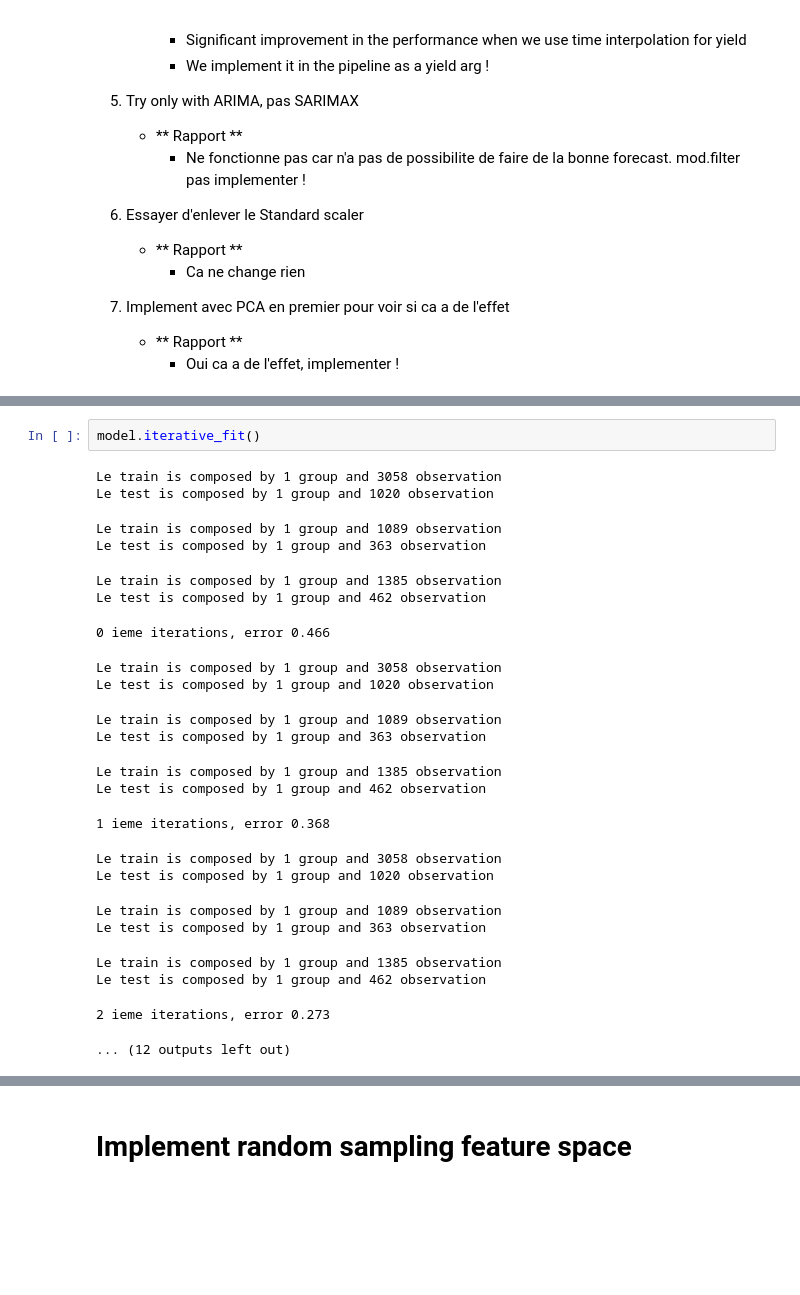
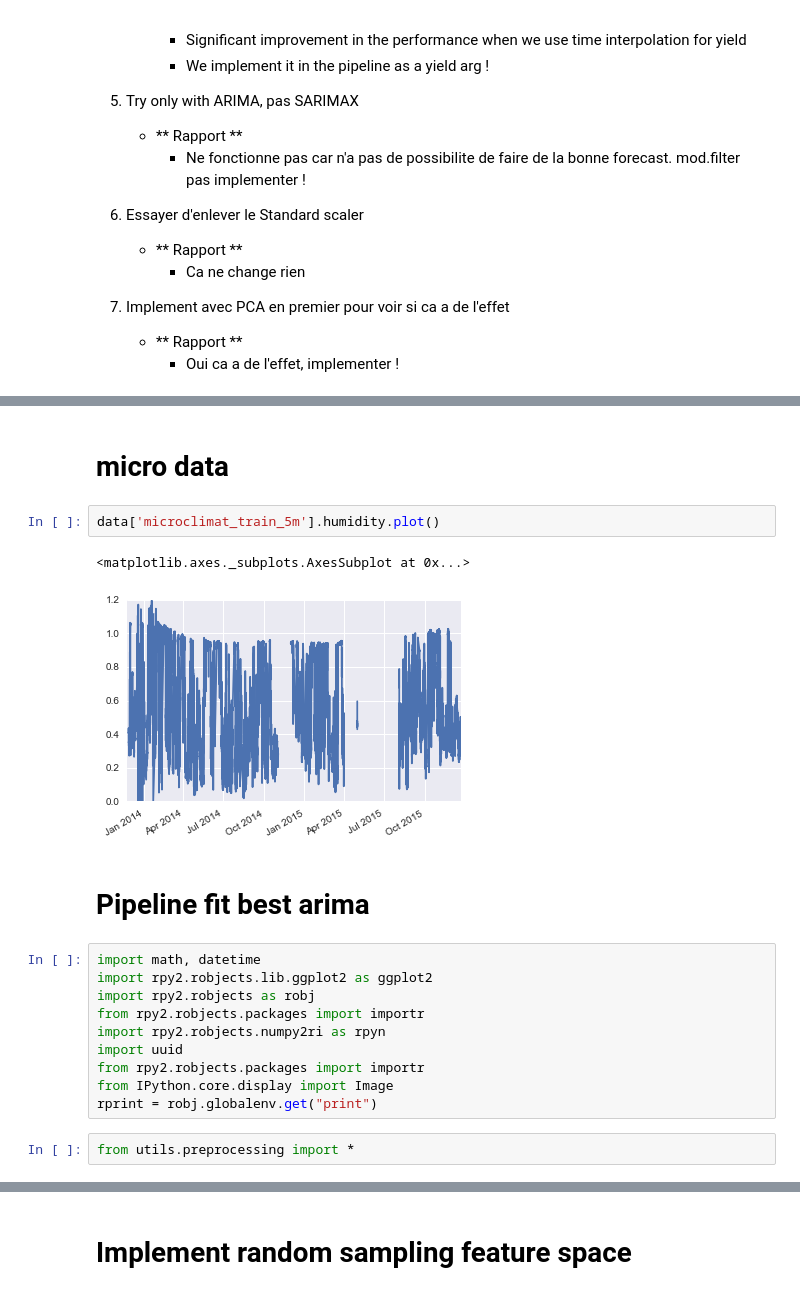
Before and after one commit to cthorey/fognet, a Jupyter notebook: 07-04-2016.ipynb, the cells around one changed output, grey strips where cells are left out. Cells and saved outputs as stored; diff of their text form; blank space fills up the shorter version.

```diff
--- a/07-04-2016.ipynb
+++ b/07-04-2016.ipynb
@@ -391,25 +43,21 @@ Set up the checkpoints
-# %%
-model.iterative_fit()
-# %% [output]
-Le train is composed by 1 group and 3058 observation
-Le test is composed by 1 group and 1020 observation
-Le train is composed by 1 group and 1089 observation
-Le test is composed by 1 group and 363 observation
-Le train is composed by 1 group and 1385 observation
-Le test is composed by 1 group and 462 observation
-0 ieme iterations, error 0.466
-Le train is composed by 1 group and 3058 observation
-Le test is composed by 1 group and 1020 observation
-Le train is composed by 1 group and 1089 observation
-Le test is composed by 1 group and 363 observation
-Le train is composed by 1 group and 1385 observation
-Le test is composed by 1 group and 462 observation
-1 ieme iterations, error 0.368
-Le train is composed by 1 group and 3058 observation
-Le test is composed by 1 group and 1020 observation
-Le train is composed by 1 group and 1089 observation
-Le test is composed by 1 group and 363 observation
-Le train is composed by 1 group and 1385 observation
-Le test is composed by 1 group and 462 observation
-2 ieme iterations, error 0.273
-... (12 outputs left out)
+# %% [markdown]
+# micro data
+# %%
+data['microclimat_train_5m'].humidity.plot()
+# %% [output]
+<matplotlib.axes._subplots.AxesSubplot at 0x...>
+[figure, added]
+# %% [markdown]
+# Pipeline fit best arima
+# %%
+import math, datetime
+import rpy2.robjects.lib.ggplot2 as ggplot2
+import rpy2.robjects as robj
+from rpy2.robjects.packages import importr
+import rpy2.robjects.numpy2ri as rpyn
+import uuid
+from rpy2.robjects.packages import importr
+from IPython.core.display import Image
+rprint = robj.globalenv.get("print")
+# %%
+from utils.preprocessing import *
```
Also changed, not shown: parts of 114 cells of this notebook, 11 other files.
